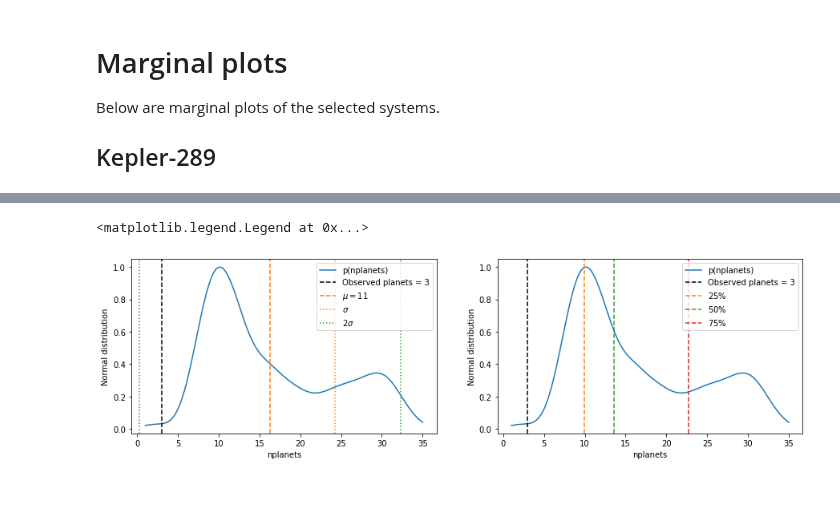
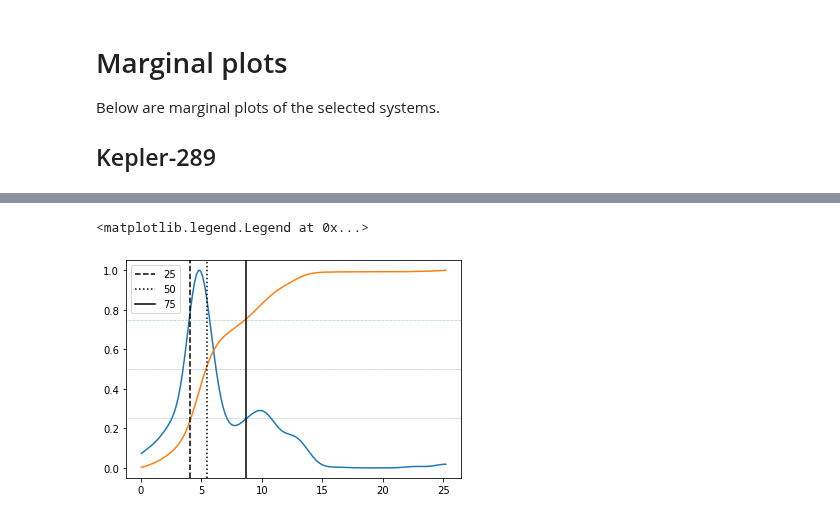
Before and after one commit to fjbautistas/kde_example, a Jupyter notebook: Marginal_Distributions.ipynb, the cells around one changed output, grey strips where cells are left out. Cells and saved outputs as stored; diff of their text form; code cells hidden in the pictures; blank space fills up the shorter version.

```diff
--- a/Marginal_Distributions.ipynb
+++ b/Marginal_Distributions.ipynb
@@ -422,3 +420,5 @@ liken_1 = optimal_pdf(dn.ms, dn.metal, dn.nplanets); liken_1.pdf()
+# %%
+likeh_3 = optimal_pdf(dh.ms, dh.metal, dh.com);      likeh_3.pdf()
 # %%
-m1 = Marginal(liken_1.pdf_std, prior_kepler, dn.ms, dn.metal, dn.nplanets)
-m1.marginal()
+m9 = Marginal(likeh_3.pdf_std, prior_kepler, dh.ms, dh.metal, dh.com)
+m9.marginal()
@@ -435,29 +425,23 @@ plt.plot(m1.space[2], m1.marginal.cumsum()*m1.dz)
-# %%
-fig, ax = plt.subplots(1, 2, figsize=(15,4))
-
-ax[0].plot(liken_1.real_interval[2], m1.marginal/m1.marginal.max(), label="p(nplanets)")
-ax[0].set_xlabel("nplanets")
-ax[0].set_ylabel("Normal distribution")
-ax[0].axvline(x = systm.n_planets.values, ls='--', c="k", label = "Observed planets = 3")
-ax[0].axvline(x = m1.z_mean, ls='--', c="C1", label = r"$\mu = 11$")
-ax[0].axvline(x = m1.z_mean+m1.z_std, ls=':', c="C1", label = r"$\sigma$")
-ax[0].axvline(x = m1.z_mean+2*m1.z_std, ls=':', c="C2", label = r"$2\sigma$")
-ax[0].axvline(x = m1.z_mean-2*m1.z_std, ls=':', c="C2")
-ax[0].legend()
-
-
-ax[1].plot(liken_1.real_interval[2], m1.marginal/m1.marginal.max(), label="p(nplanets)")
-ax[1].set_xlabel("nplanets")
-ax[1].set_ylabel("Normal distribution")
-
-ax[1].axvline(x = systm.n_planets.values, ls='--', c="k", label = "Observed planets = 3")
-ax[1].axvline(x = m1.p_25, ls='--', c="C1", label = r"$25\%$")
-ax[1].axvline(x = m1.p_50, ls='--', c="C2", label = r"$50\%$")
-ax[1].axvline(x = m1.p_75, ls='--', c="C3", label = r"$75\%$")
-
-ax[1].legend()
-# %% [output]
-<matplotlib.legend.Legend at 0x...>
-[figure, removed]
+# %%
+plt.plot(m9.space[2], m9.marginal/m9.marginal.max())
+plt.plot(m9.space[2], m9.marginal.cumsum()*m9.dz)
+
+plt.axvline(m9.p_25, ls="--", color = "k", label="25")
+plt.axvline(m9.p_50, ls=":", color = "k", label="50")
+plt.axvline(m9.p_75, ls="-", color = "k", label="75")
+
+
+plt.axhline(.75, ls=":", lw=.5)
+plt.axhline(.5, ls=":", lw=.5)
+plt.axhline(.25, ls=":", lw=.5)
+
+
+inte = np.cumsum(m9.marginal)*m9.dz
+p_25 = m9.z[np.argmin((inte-0.25)**2)]
+
+plt.legend()
+# %% [output]
+<matplotlib.legend.Legend at 0x...>
+[figure, added]
 # %%
 # likelihoods: no-perturbartion
```
Also changed, not shown: parts of 7 cells of this notebook.
